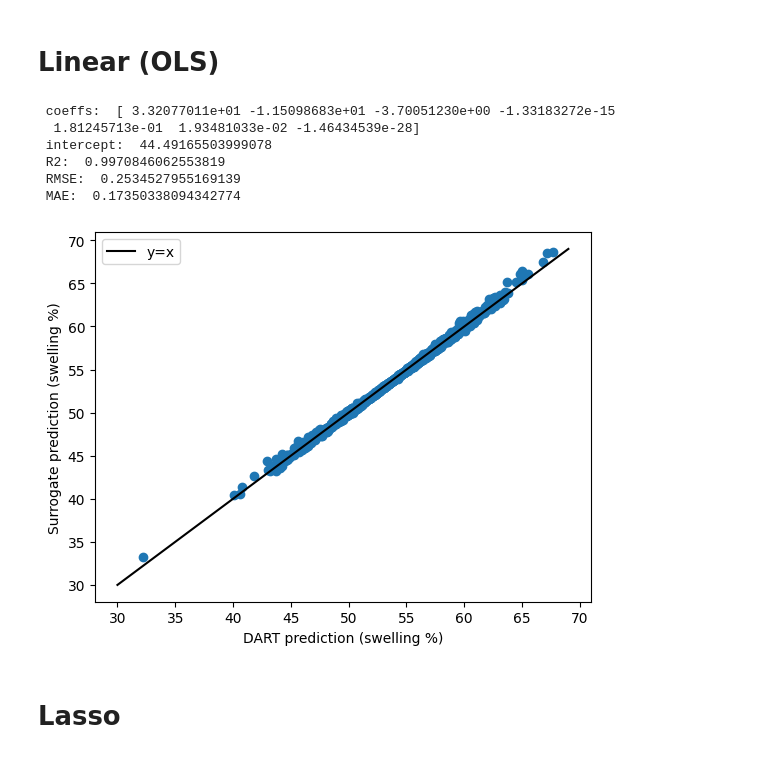
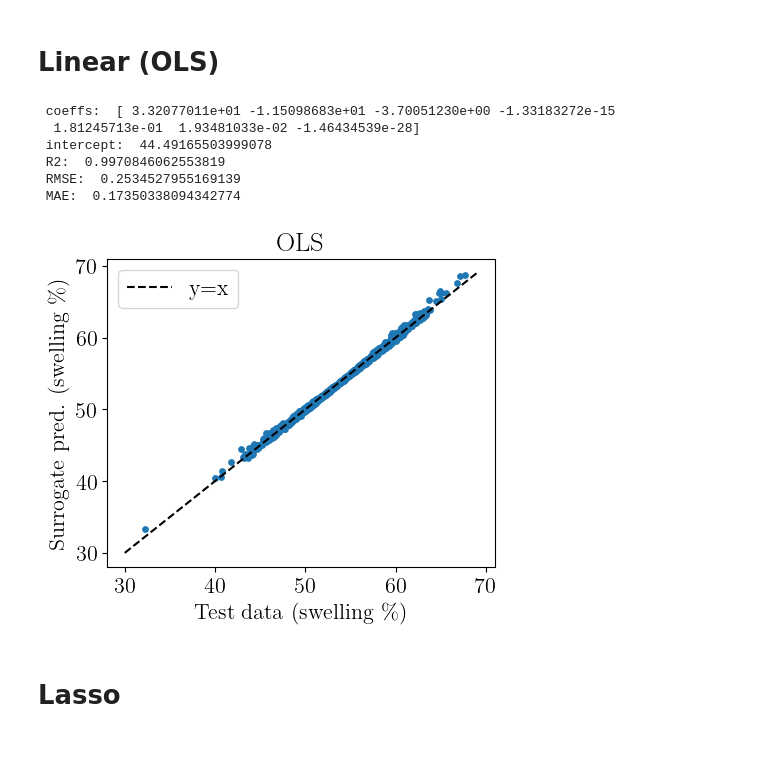
Before and after one commit to ahasan3-ncsu/wd-swelling, a Jupyter notebook: inv_uq/surrogates.ipynb, the cells around one changed output. Drawn from its saved outputs; the diff is of its cells as text; code cells hidden in the pictures.

```diff
--- a/inv_uq/surrogates.ipynb
+++ b/inv_uq/surrogates.ipynb
@@ -8,6 +8,15 @@ import seaborn as sns
 import matplotlib.pyplot as plt
 from statistics import mean, stdev
 from scipy.stats import norm
+# %%
+rcupd = {
+    'figure.figsize': (5, 4),
+    'text.usetex': True,
+    'font.family': 'serif',
+    'font.serif': 'cm',
+    'font.size': 12,
+}
+plt.rcParams.update(rcupd)
 # %%
 jar = pd.read_csv('clean_data.csv')
 
@@ -71,14 +81,19 @@ def mod_metrics(mod, X_test, y_test):
         'MAE: ', mae
     )
 # %%
-def pred_vs_actual(mod, X_test, y_test):
+def pred_vs_actual(mod, X_test, y_test, tt):
     y_pred = mod.predict(X_test)
-    plt.scatter(y_test, y_pred)
+
+    plt.figure(figsize=(5,4))
+    plt.rcParams.update({'font.size': 16})
+
+    plt.scatter(y_test, y_pred, s=15)
     plt.plot(list(range(30, 70)), list(range(30, 70)),
-            color='k', label='y=x')
+            color='k', ls='--', label='y=x')
 
-    plt.xlabel('DART prediction (swelling %)')
-    plt.ylabel('Surrogate prediction (swelling %)')
+    plt.title(tt)
+    plt.xlabel(r'Test data (swelling \%)')
+    plt.ylabel(r'Surrogate pred. (swelling \%)')
     plt.legend()
     plt.show()
 # %% [markdown]
@@ -88,17 +103,17 @@ from sklearn import linear_model
 # %%
 reg_lin = linear_model.LinearRegression().fit(X_train, y_train)
 
 lin_coef_cept(reg_lin)
 mod_metrics(reg_lin, X_test, y_test)
-pred_vs_actual(reg_lin, X_test, y_test)
+pred_vs_actual(reg_lin, X_test, y_test, 'OLS')
 # %% [output]
  coeffs:  [ 3.32077011e+01 -1.15098683e+01 -3.70051230e+00 -1.33183272e-15
   1.81245713e-01  1.93481033e-02 -1.46434539e-28]
  intercept:  44.49165503999078
  R2:  0.9970846062553819
  RMSE:  0.2534527955169139
  MAE:  0.17350338094342774
-[figure, old version]
+[figure, new version]
 # %% [markdown]
 # Lasso
 # %%
```
Also changed, not shown: parts of 23 cells of this notebook, 1 other file.
